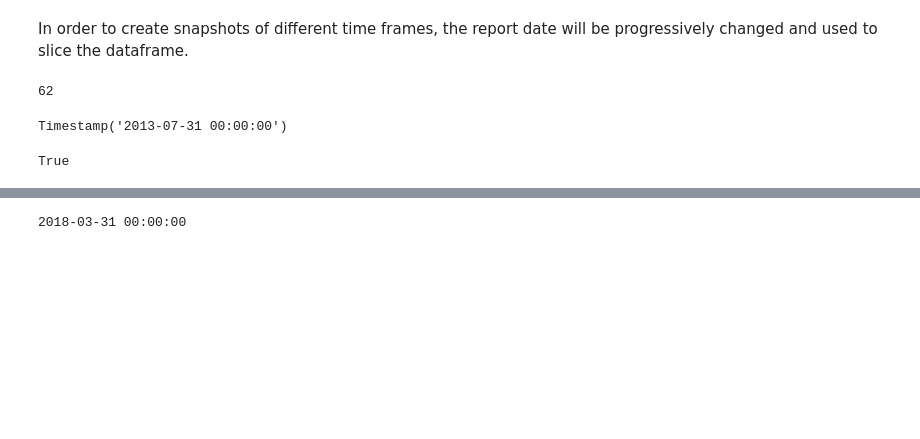
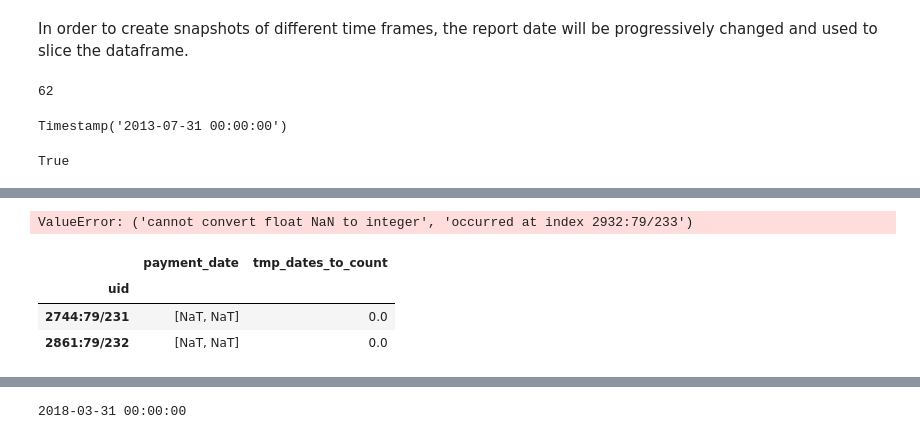
Before and after one commit to davidemariani/networkAnalysisForML, a Jupyter notebook: 06_time_snapshots.ipynb, the cells around one changed output, grey strips where cells are left out. Drawn from its saved outputs; the diff is of its cells as text; code cells hidden in the pictures; blank space fills up the shorter version.

```diff
--- a/06_time_snapshots.ipynb
+++ b/06_time_snapshots.ipynb
@@ -113,0 +187,11 @@ inst = pd.read_pickle(datafolder2+filename2)
+# %%
+inst[["payment_date", "tmp_dates_to_count"]].apply(select_date, axis=1)
+# %% [output]
+ValueError: ('cannot convert float NaN to integer', 'occurred at index 2932:79/233')
+# %%
+inst.loc[inst['sshot_0_'],["payment_date", "tmp_dates_to_count"]]
+# %% [output]
+|  | payment_date | tmp_dates_to_count |
+| uid |  |  |
+| 2744:79/231 | [NaT, NaT] | 0.0 |
+| 2861:79/232 | [NaT, NaT] | 0.0 |
```
Also changed, not shown: parts of 10 cells of this notebook, 1 other file.
